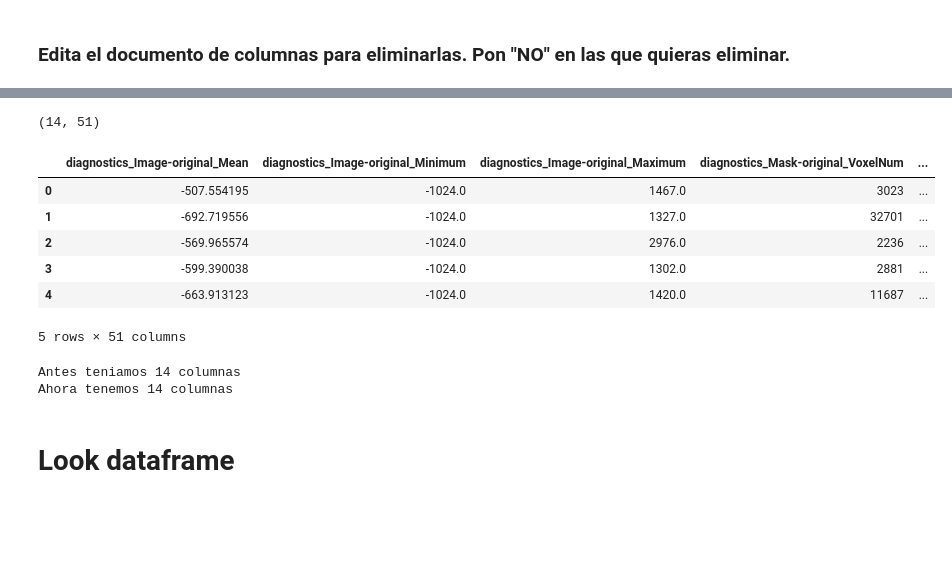
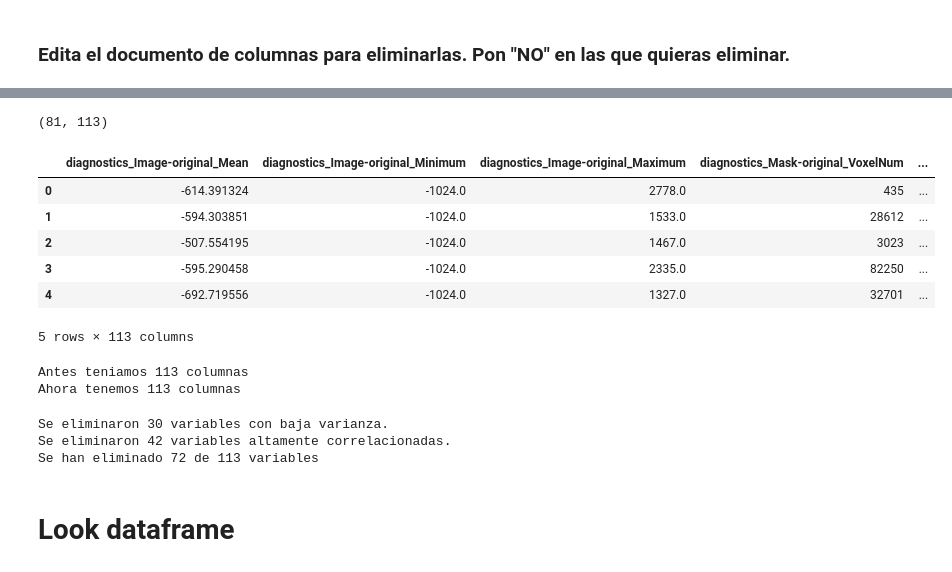
Before and after one commit to gtbmegias/vera, a Jupyter notebook: codigo.ipynb, the cells around one changed output, grey strips where cells are left out. Saved outputs shown, nothing was run; the diff lists cells and outputs as text; code cells hidden in the pictures; blank space fills up the shorter version.

```diff
--- a/codigo.ipynb
+++ b/codigo.ipynb
@@ -320,16 +336,22 @@ def filter_columns_by_file(df, file_path):
 # %%
 # Para cambiar los nombres de los ficheros series, ejecutar en terminal en la carpeta de inputs:
 # for file in series*.nrrd; do mv "$file" "${file/series/serie}"; done
+# %%
+df_features = pd.read_csv('df_features.csv')
 # %%
-df_features = pd.DataFrame()
+# df_features = pd.DataFrame()
 
-for num in range(1,20):
-    for cancer in ['oc', 'ccr']:
-        nrrd_path = os.path.join(INPUT_PATH, 'serie'+str(num)+cancer+'.nrrd')
-        mask_path = os.path.join(INPUT_PATH, cancer+str(num)+'.nrrd')
-        if os.path.exists(nrrd_path) and os.path.exists(mask_path):
-            features_image = extract_features(nrrd_path, mask_path)
-            features_image['Cancer'] = mask_path.startswith('ccr')
-            df_features = pd.concat([df_features, pd.DataFrame([features_image])], ignore_index=True)
-        else:
-            print(f'ERROR: No such file for {nrrd_path} or {mask_path}')
+# for num in range(1,43):
+#     for extension in ['oc', 'ccr']:
+#         if num == 36 or num == 42 and extension == 'oc':  # Excluir el fichero 36oc
+#             continue
+#         print(f'Executing {num} for {extension}')
+#         nrrd_path = os.path.join(INPUT_PATH, extension, str(num)+extension, 'Seg'+str(num)+extension, 'serie'+str(num)+extension+'.nrrd')
+#         mask_path = os.path.join(INPUT_PATH, extension, str(num)+extension, 'Seg'+str(num)+extension, extension+str(num)+'.nrrd')
+#         if not os.path.exists(nrrd_path):
+#             print(f'ERROR: No such file for {nrrd_path}')
+#         if not os.path.exists(mask_path):
+#             print(f'ERROR: No such file for {mask_path}')
+#         features_image = extract_features(nrrd_path, mask_path)
+#         features_image['Cancer'] = mask_path.contains('ccr')
+#         df_features = pd.concat([df_features, pd.DataFrame([features_image])], ignore_index=True)
@@ -403,2 +417,2 @@ df_clean.head()
 # %%
-df_clean = transform_dataframe(df_features)
+df_clean = transform_dataframe(df_clean)
@@ -419,3 +419,3 @@ df_clean.head()
 # %%
-df_numeric = convert_columns_to_numeric(df_clean)
+df_clean = convert_columns_to_numeric(df_clean)
 # %% [output]
@@ -439,21 +429,21 @@ df_numeric = convert_columns_to_numeric(df_clean)
 # %%
-df_numeric.shape
+df_clean.shape
 # %% [output]
-(14, 51)
+(81, 113)
 # %%
-df_numeric.head()
+df_clean.head()
 # %% [output]
 |  | diagnostics_Image-original_Mean | diagnostics_Image-original_Minimum | diagnostics_Image-original_Maximum | diagnostics_Mask-original_VoxelNum | ... |
-| 0 | -507.554195 | -1024.0 | 1467.0 | 3023 | ... |
-| 1 | -692.719556 | -1024.0 | 1327.0 | 32701 | ... |
-| 2 | -569.965574 | -1024.0 | 2976.0 | 2236 | ... |
-| 3 | -599.390038 | -1024.0 | 1302.0 | 2881 | ... |
-| 4 | -663.913123 | -1024.0 | 1420.0 | 11687 | ... |
+| 0 | -614.391324 | -1024.0 | 2778.0 | 435 | ... |
+| 1 | -594.303851 | -1024.0 | 1533.0 | 28612 | ... |
+| 2 | -507.554195 | -1024.0 | 1467.0 | 3023 | ... |
+| 3 | -595.290458 | -1024.0 | 2335.0 | 82250 | ... |
+| 4 | -692.719556 | -1024.0 | 1327.0 | 32701 | ... |
-5 rows × 51 columns
+5 rows × 113 columns
 # %%
-print(f'Antes teniamos {df_numeric.shape[0]} columnas')
-df_numeric = df_numeric.dropna(axis=1, how='all')
-print(f'Ahora tenemos {df_numeric.shape[0]} columnas')
+print(f'Antes teniamos {len(df_clean.columns)} columnas')
+df_clean = df_clean.dropna(axis=1, how='all')
+print(f'Ahora tenemos {len(df_clean.columns)} columnas')
 # %% [output]
-Antes teniamos 14 columnas
-Ahora tenemos 14 columnas
+Antes teniamos 113 columnas
+Ahora tenemos 113 columnas
@@ -460,3 +500,9 @@ Ahora tenemos 14 columnas
+# %%
+X, y, removed_features = preprocess_features(df_clean, 'Cancer')
+# %% [output]
+Se eliminaron 30 variables con baja varianza.
+Se eliminaron 42 variables altamente correlacionadas.
+Se han eliminado 72 de 113 variables
 # %% [markdown]
 # Look dataframe
 # %%
```
Also changed, not shown: parts of 28 cells of this notebook, 7 other files.
